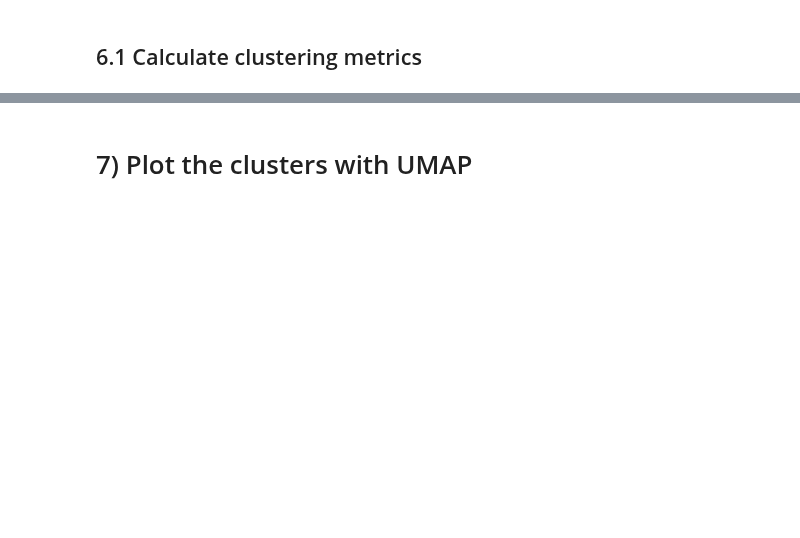
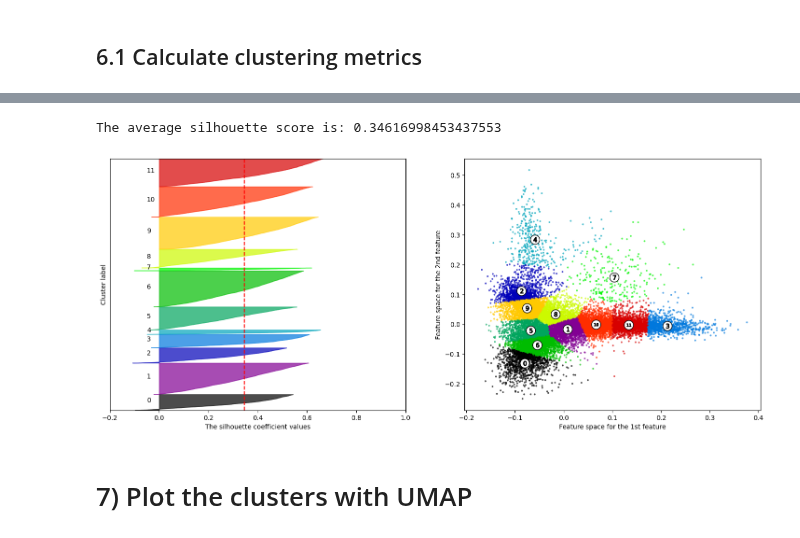
Before and after one commit to auroramugnai/ArXivClassification, a Jupyter notebook: ArXivClassification/clustering.ipynb, the cells around one changed output, grey strips where cells are left out. Cells and saved outputs as stored; diff of their text form; code cells hidden in the pictures; blank space fills up the shorter version.

```diff
--- a/ArXivClassification/clustering.ipynb
+++ b/ArXivClassification/clustering.ipynb
@@ -277,5 +275,6 @@ from sklearn.cluster import KMeans
 # Predict the clusters.
 kmeans = KMeans(n_clusters=k_optimal, random_state=SEED, n_init='auto')
 y_pred = kmeans.fit_predict(X_reduced)
+y_pred2 = kmeans.fit_predict(X_reduced2)
 # %% [markdown]
 ## 6.1 Calculate clustering metrics
@@ -332,3 +285,81 @@ plt.show()
+# %%
+n_clusters = k_optimal
+
+# Create a subplot with 1 row and 2 columns.
+fig, (ax1, ax2) = plt.subplots(1, 2)
+fig.set_size_inches(18, 7)
+
+# The first subplot is the silhouette plot.
+ax1.set_xlim([-0.2, 1])
+ax1.set_ylim([0, len(X_reduced2) + (n_clusters + 1) * 10]) # insert blanck space between silhouette plots of individual clusters
+
+# The silhouette_score gives the average value for all the samples.
+silhouette_avg = silhouette_score(X_reduced2, y_pred2)
+print("The average silhouette score is:", silhouette_avg)
+
+# Compute the silhouette scores for each sample.
+sample_silhouette_values = silhouette_samples(X_reduced2, y_pred2)
+
+y_lower = 10
+for i in range(n_clusters):
+    # Aggregate the silhouette scores for samples belonging to cluster i
+    ith_cluster_silhouette_values = sample_silhouette_values[y_pred2 == i]
+    # Sort them.
+    ith_cluster_silhouette_values.sort()
+
+    size_cluster_i = ith_cluster_silhouette_values.shape[0]
+    y_upper = y_lower + size_cluster_i
+
+    color = cm.nipy_spectral(float(i) / n_clusters)
+    ax1.fill_betweenx(np.arange(y_lower, y_upper), 0,
+                      ith_cluster_silhouette_values,
+                      facecolor=color,
+                      edgecolor=color,
+                      alpha=0.7,
+                      )
+
+    # Label the silhouette plots with their cluster numbers at the middle.
+    ax1.text(-0.05, y_lower + 0.5 * size_cluster_i, str(i))
+
+    # Compute the new y_lower for next plot.
+    y_lower = y_upper + 10
+
+ax1.set_xlabel("The silhouette coefficient values")
+ax1.set_ylabel("Cluster label")
+
+# The vertical line for average silhouette score of all the values.
+ax1.axvline(x=silhouette_avg, color="red", linestyle="--")
+ax1.set_yticks([])  # Clear the yaxis labels / ticks
+ax1.set_xticks([-0.2, 0, 0.2, 0.4, 0.6, 0.8, 1])
+
+# 2nd Plot showing the actual clusters formed.
+colors = cm.nipy_spectral(y_pred2.astype(float) / n_clusters)
+ax2.scatter(X_reduced2[:, 0], X_reduced2[:, 1], marker=".", s=30, lw=0,
+            alpha=0.7, c=colors, edgecolor="k"
+            )
+
+# Labeling the clusters.
+centers = kmeans.cluster_centers_
+# Draw white circles at cluster centers.
+ax2.scatter(centers[:, 0],
+            centers[:, 1],
+            marker="o",
+            c="white",
+            alpha=1,
+            s=200,
+            edgecolor="k",
+            )
+
+for i, c in enumerate(centers):
+    ax2.scatter(c[0], c[1], marker="$%d$" % i, alpha=1, s=50, edgecolor="k")
+
+    ax2.set_xlabel("Feature space for the 1st feature")
+    ax2.set_ylabel("Feature space for the 2nd feature")
+
+plt.show()
+# %% [output]
+The average silhouette score is: 0.34616998453437553
+[figure, added]
 # %% [markdown]
 # 7) Plot the clusters with UMAP
 # %%
```
Also changed, not shown: parts of 13 cells of this notebook.
